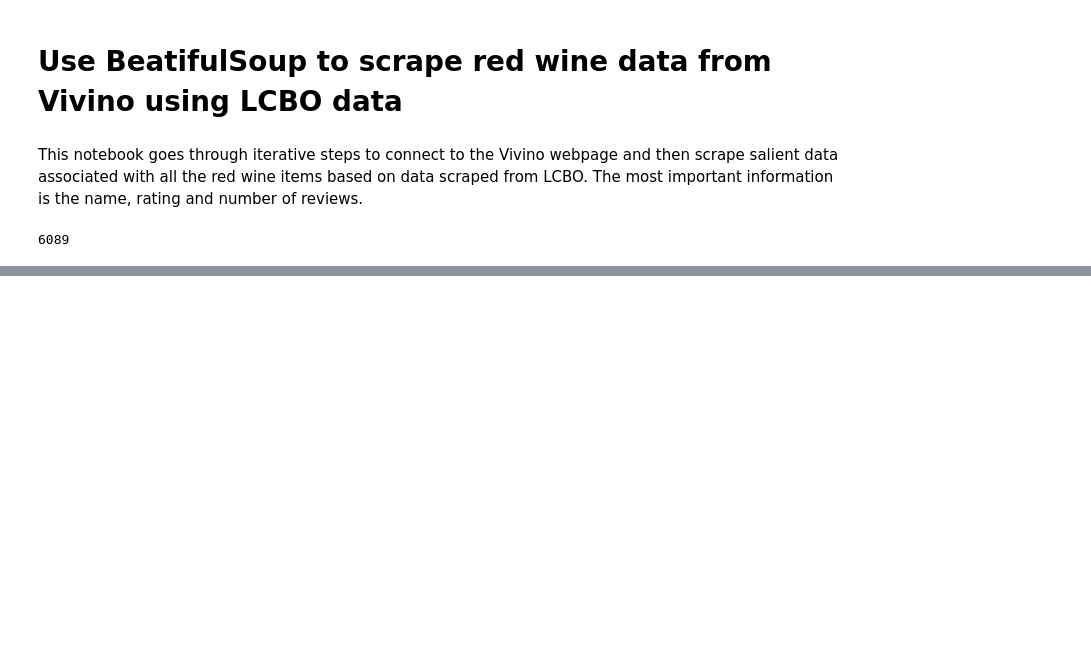
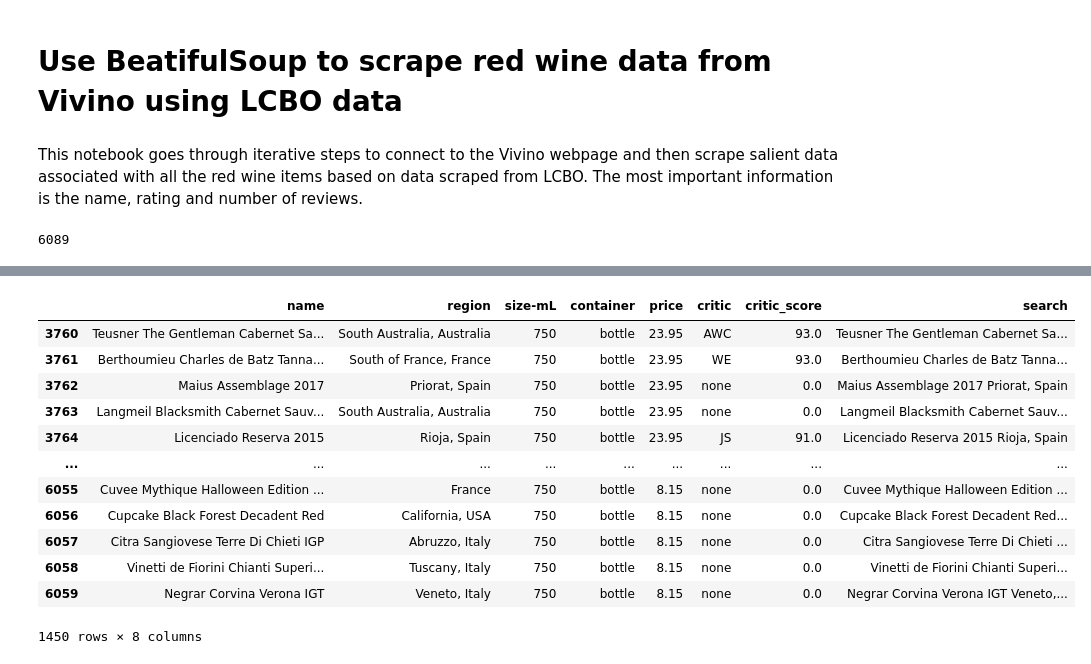
Before and after one commit to supasham/NYCDSA-WebscrapingProject, a Jupyter notebook: Vivino using BeautifulSoup.ipynb, the cells around one changed output, grey strips where cells are left out. Drawn from its saved outputs; the diff is of its cells as text; code cells hidden in the pictures; blank space fills up the shorter version.

```diff
--- a/Vivino using BeautifulSoup.ipynb
+++ b/Vivino using BeautifulSoup.ipynb
@@ -83,0 +208,3 @@ Finished bottle 2 of 2
+# %%
+dfm2 = pd.read_csv('missed_redwine_2.csv')
+dfm2
@@ -83,0 +225,2 @@ Finished bottle 2 of 2
+# %%
+dfv[dfv['title'].isna()] = dfm2
@@ -83,0 +243,17 @@ Finished bottle 2 of 2
+# %%
+missed = dfl[dfv['title'].isna()]
+missed
+# %% [output]
+|  | name | region | size-mL | container | price | critic | critic_score | search |
+| 3760 | Teusner The Gentleman Cabernet Sa... | South Australia, Australia | 750 | bottle | 23.95 | AWC | 93.0 | Teusner The Gentleman Cabernet Sa... |
+| 3761 | Berthoumieu Charles de Batz Tanna... | South of France, France | 750 | bottle | 23.95 | WE | 93.0 | Berthoumieu Charles de Batz Tanna... |
+| 3762 | Maius Assemblage 2017 | Priorat, Spain | 750 | bottle | 23.95 | none | 0.0 | Maius Assemblage 2017 Priorat, Spain |
+| 3763 | Langmeil Blacksmith Cabernet Sauv... | South Australia, Australia | 750 | bottle | 23.95 | none | 0.0 | Langmeil Blacksmith Cabernet Sauv... |
+| 3764 | Licenciado Reserva 2015 | Rioja, Spain | 750 | bottle | 23.95 | JS | 91.0 | Licenciado Reserva 2015 Rioja, Spain |
+| ... | ... | ... | ... | ... | ... | ... | ... | ... |
+| 6055 | Cuvee Mythique Halloween Edition ... | France | 750 | bottle | 8.15 | none | 0.0 | Cuvee Mythique Halloween Edition ... |
+| 6056 | Cupcake Black Forest Decadent Red | California, USA | 750 | bottle | 8.15 | none | 0.0 | Cupcake Black Forest Decadent Red... |
+| 6057 | Citra Sangiovese Terre Di Chieti IGP | Abruzzo, Italy | 750 | bottle | 8.15 | none | 0.0 | Citra Sangiovese Terre Di Chieti ... |
+| 6058 | Vinetti de Fiorini Chianti Superi... | Tuscany, Italy | 750 | bottle | 8.15 | none | 0.0 | Vinetti de Fiorini Chianti Superi... |
+| 6059 | Negrar Corvina Verona IGT | Veneto, Italy | 750 | bottle | 8.15 | none | 0.0 | Negrar Corvina Verona IGT Veneto,... |
+1450 rows × 8 columns
```
Also changed, not shown: parts of 17 cells of this notebook, 3 other files.
